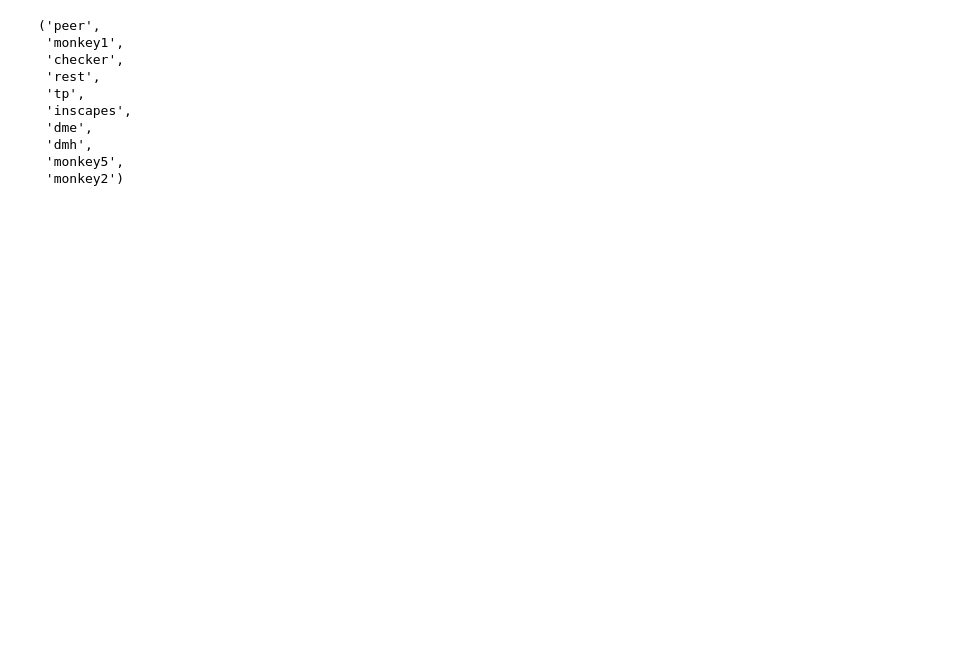
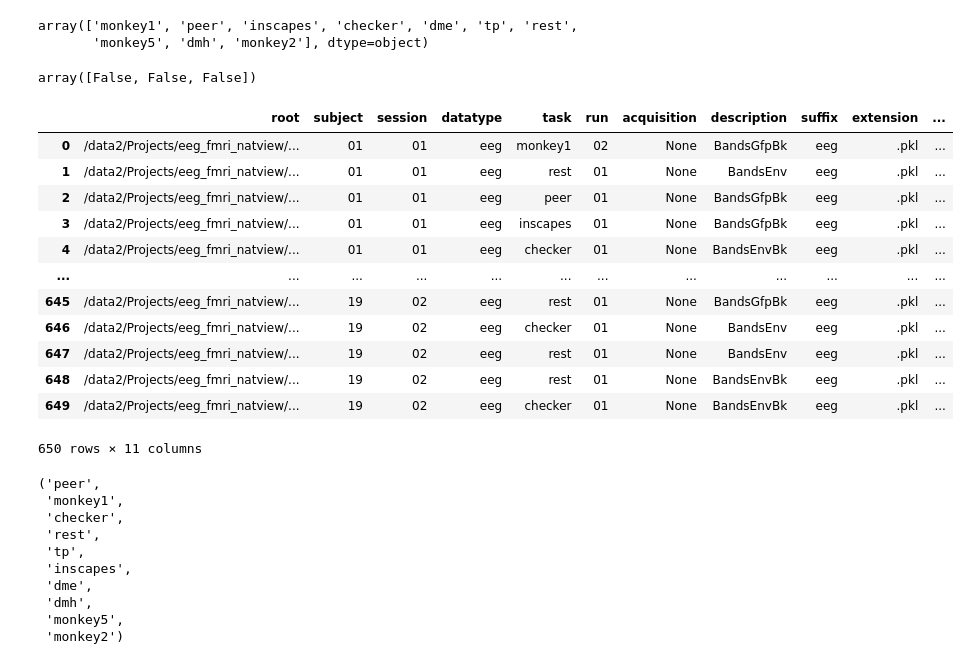
Before and after one commit to childmindresearch/eeg_research, a Jupyter notebook: src/eeg_research/system/test_lab.ipynb, the cells around one changed output. Cells and saved outputs as stored; diff of their text form; code cells hidden in the pictures; blank space fills up the shorter version.

```diff
--- a/src/eeg_research/system/test_lab.ipynb
+++ b/src/eeg_research/system/test_lab.ipynb
@@ -14,0 +24,5 @@ architecture = BidsArchitecture(
+# %%
+architecture.database['task'].unique()
+# %% [output]
+array(['monkey1', 'peer', 'inscapes', 'checker', 'dme', 'tp', 'rest',
+       'monkey5', 'dmh', 'monkey2'], dtype=object)
@@ -15,3 +31,54 @@ architecture = BidsArchitecture(
+# %%
+import numpy as np
+b  = ['b','d','a']
+np.isin(b,a)
+# %% [output]
+array([False, False, False])
+# %%
+from pathlib import Path
+from eeg_research.system.bids_selector  import BidsArchitecture, BidsQuery, BidsPath, BidsReporter
+import shutil
+import os
+old = "bands"
+new = old.capitalize()
+root = Path("/data2/Projects/eeg_fmri_natview/derivatives")
+architecture = BidsArchitecture(
+    root = root,
+    datatype='eeg',
+    suffix='eeg',
+    description = old,
+    extension = '.pkl'
+)
+
+for file in architecture.database['filename']:
+    new_file = os.fspath(file).replace(old, new)
+    file.rename(new_file)
+# %%
+
+root = Path("/data2/Projects/eeg_fmri_natview/derivatives")
+architecture = BidsArchitecture(
+    root = root,
+    datatype='eeg',
+    suffix='eeg',
+    description = new,
+    extension = '.pkl'
+)
+# %%
+architecture.database
+# %% [output]
+|  | root | subject | session | datatype | task | run | acquisition | description | suffix | extension | ... |
+| 0 | /data2/Projects/eeg_fmri_natview/... | 01 | 01 | eeg | monkey1 | 02 | None | BandsGfpBk | eeg | .pkl | ... |
+| 1 | /data2/Projects/eeg_fmri_natview/... | 01 | 01 | eeg | rest | 01 | None | BandsEnv | eeg | .pkl | ... |
+| 2 | /data2/Projects/eeg_fmri_natview/... | 01 | 01 | eeg | peer | 01 | None | BandsGfpBk | eeg | .pkl | ... |
+| 3 | /data2/Projects/eeg_fmri_natview/... | 01 | 01 | eeg | inscapes | 01 | None | BandsGfpBk | eeg | .pkl | ... |
+| 4 | /data2/Projects/eeg_fmri_natview/... | 01 | 01 | eeg | checker | 01 | None | BandsEnvBk | eeg | .pkl | ... |
+| ... | ... | ... | ... | ... | ... | ... | ... | ... | ... | ... | ... |
+| 645 | /data2/Projects/eeg_fmri_natview/... | 19 | 02 | eeg | rest | 01 | None | BandsGfpBk | eeg | .pkl | ... |
+| 646 | /data2/Projects/eeg_fmri_natview/... | 19 | 02 | eeg | checker | 01 | None | BandsEnv | eeg | .pkl | ... |
+| 647 | /data2/Projects/eeg_fmri_natview/... | 19 | 02 | eeg | rest | 01 | None | BandsEnv | eeg | .pkl | ... |
+| 648 | /data2/Projects/eeg_fmri_natview/... | 19 | 02 | eeg | rest | 01 | None | BandsEnvBk | eeg | .pkl | ... |
+| 649 | /data2/Projects/eeg_fmri_natview/... | 19 | 02 | eeg | checker | 01 | None | BandsEnvBk | eeg | .pkl | ... |
+650 rows × 11 columns
 # %%
 report = BidsReporter(architecture.database)
 report.tasks
```
Also changed, not shown: parts of 7 cells of this notebook, 2 other files.
